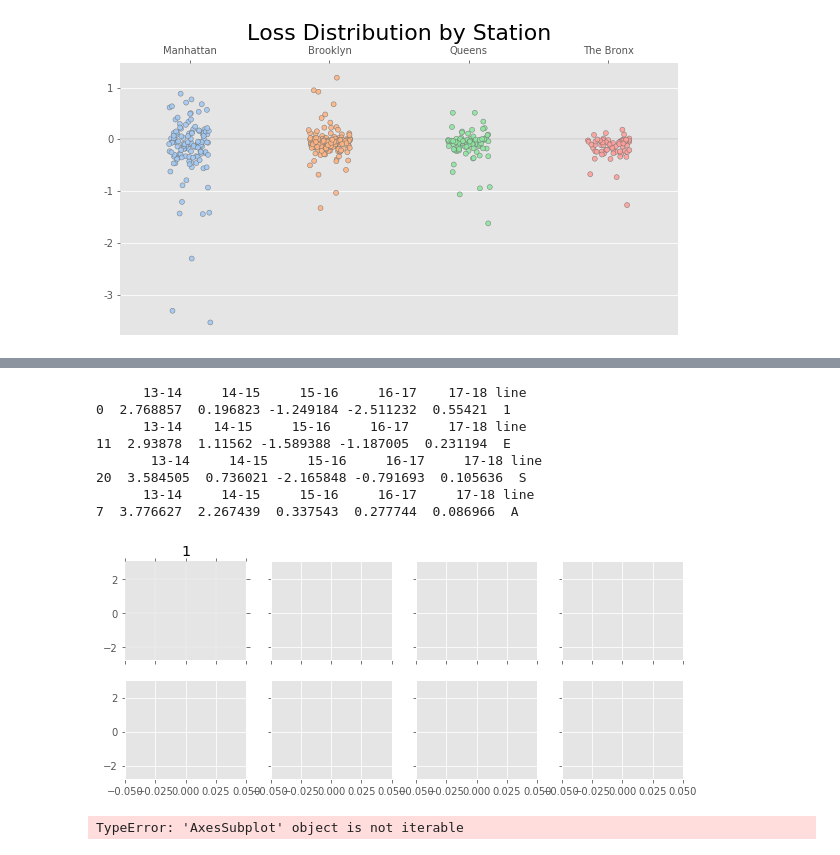
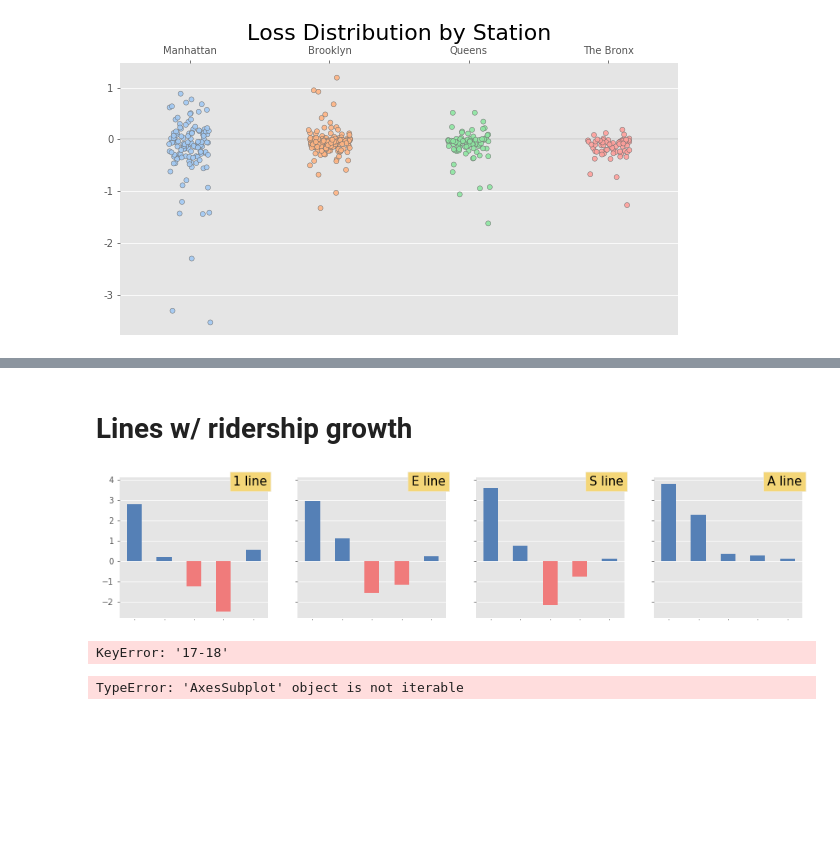
Before and after one commit to sawyerclick/portfolio, a Jupyter notebook: project/subway-ridership/Ridership scraper.ipynb, the cells around one changed output, grey strips where cells are left out. Cells and saved outputs as stored; diff of their text form; code cells hidden in the pictures; blank space fills up the shorter version.

```diff
--- a/project/subway-ridership/Ridership scraper.ipynb
+++ b/project/subway-ridership/Ridership scraper.ipynb
@@ -574,26 +505,55 @@ lines_df.head()
-# %%
-for line in ordered_positive:
-    print(lines_df[lines_df['line'] == line])
-# %% [output]
-      13-14     14-15     15-16     16-17    17-18 line
-0  2.768857  0.196823 -1.249184 -2.511232  0.55421  1
-      13-14    14-15     15-16     16-17     17-18 line
-11  2.93878  1.11562 -1.589388 -1.187005  0.231194  E
-       13-14     14-15     15-16     16-17     17-18 line
-20  3.584505  0.736021 -2.165848 -0.791693  0.105636  S
-      13-14     14-15     15-16     16-17     17-18 line
-7  3.776627  2.267439  0.337543  0.277744  0.086966  A
+# %% [markdown]
+# Lines w/ ridership growth
+# %%
+## Working template
+
+## FILTER
+positive = lines_df[(lines_df.years == "17-18") & (lines_df.riders > 0)].sort_values('riders', ascending=False).line
+
+## For small multiple
+fig, axes = plt.subplots(nrows=2, ncols=4, sharex=True, sharey=True, figsize=(15,7))
+axes_list = [item for sublist in axes for item in sublist]
+
+for line in positive:
+    ax = axes_list.pop(0)
+
+    def build_colors(x):
+        if x.riders < 0:
+            return 'F07B7B'#red
+        else:
+            return '5580B6'#blue
+    colors = lines_df[lines_df.line == line].reset_index().apply(build_colors, axis=1)
+
+    ax=lines_df[lines_df.line == line].plot(kind='bar',x='years',y='riders', color="#"+colors, ax=ax,legend=False)
+
+    ax.text(3.9, 3.9, f"{line} line", size=15,
+         ha="center", va="center",
+         bbox=dict(boxstyle="square",
+                   fc=('#F4D678'),
+                   )
+         )
+    plt.xticks([],[])
+
+    ax.set_xlabel("")
+    ax.spines['left'].set_visible(False)
+    ax.spines['top'].set_visible(False)
+    ax.spines['right'].set_visible(False)
+
+for ax in axes_list:
+    ax.remove()
+
+plt.savefig("ugly/17_18_ridership_gain.pdf", bbox_inches='tight')
+# %% [output]
+[figure, added]
 # %%
-years = ['13-14','14-15','15-16','16-17','17-18']
-
 positive = lines_df[lines_df['17-18'] > 0]
-ordered_positive = positive.sort_values('17-18',ascending=False)['line'].astype(str)
+# ordered_positive = positive.sort_values('17-18',ascending=False)['line'].astype(str)
 grouped = lines_df.groupby("line")
 
 fig, axes = plt.subplots(nrows=2, ncols=4, sharex=True, sharey=True, figsize=(10,4))
 axes_list = [item for sublist in axes for item in sublist]
 
-for line in ordered_positive:
+for line in positive:
     ax = axes_list.pop(0)
     lines_df[lines_df['line'] == line].plot(ax=ax, legend=False)
     ax.set_title(line)
@@ -612,14 +572,14 @@ for line in ordered_positive:
     ax.spines['top'].set_visible(False)
     ax.spines['right'].set_visible(False)
 
-    plt.show()
+plt.show()
 # positive.plot()
 
-# for ax in axes_list:
-#     ax.remove()
+for ax in axes_list:
+    ax.remove()
 # plt.tight_layout()
 # %% [output]
-[figure, removed]
+KeyError: '17-18'
 # %%
 lines = ['1','2','3','4','5','6','7','A','B','C','D','E','F','G','J','L','M','N','Q','R','S','W','Z']
 
```
Also changed, not shown: parts of 10 cells of this notebook, 7 other files.
